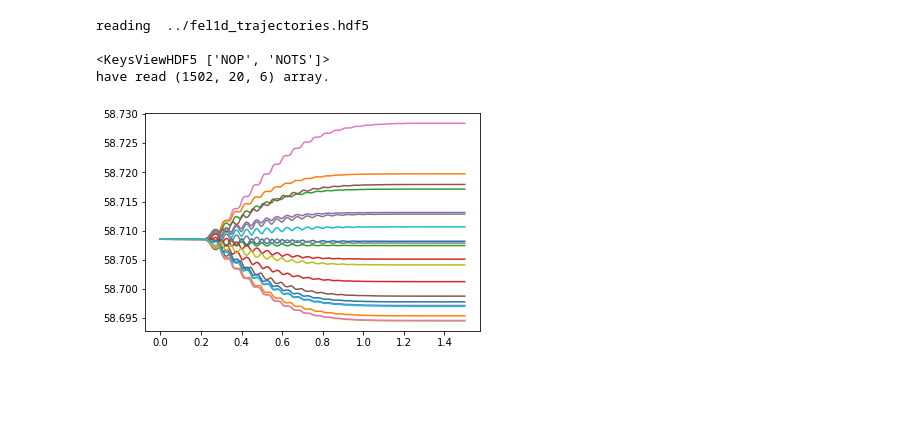
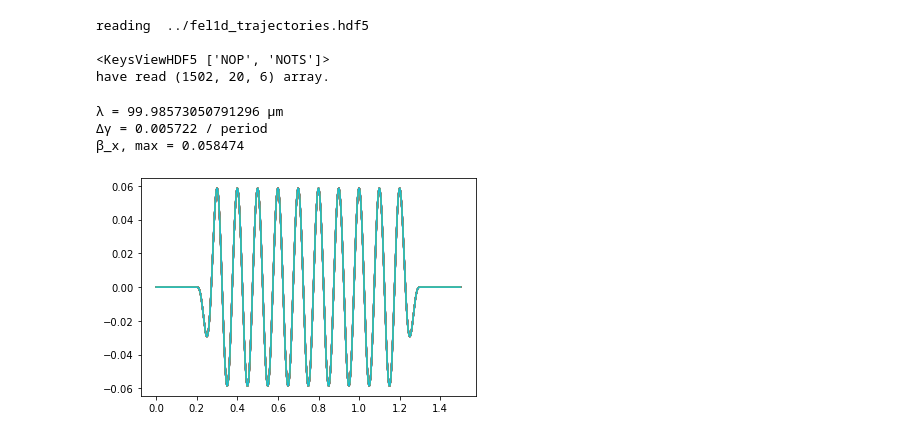
Before and after one commit to lehnertu/TEUFEL, a Jupyter notebook: scripts/Vis_Interaction_FEL1D.ipynb, the cells around one changed output. Saved outputs shown, nothing was run; the diff lists cells and outputs as text; code cells hidden in the pictures; blank space fills up the shorter version.

```diff
--- a/scripts/Vis_Interaction_FEL1D.ipynb
+++ b/scripts/Vis_Interaction_FEL1D.ipynb
@@ -55,16 +71,17 @@ plt.show()
 # %%
 %matplotlib notebook
 
+E_x = np.array(a[0])
 z = origin[2] + prop[2]*np.arange(E_x.shape[0])
 
 fig, ax = plt.subplots(figsize=(9,6))
 line, = ax.plot([])     # A tuple unpacking to unpack the only plot
 ax.set_xlim(z[-1], z[0])
-ax.set_ylim(-1e8, 1e8)
+ax.set_ylim(-2e6, 2e6)
 # anno = ax.text(0.75 ,0.85, f'c*t = {t_head*sc.c:.6f} m', transform=ax.transAxes, size=14)
 
 def step(frame_num):
-    global a, z, E_x, ax, line
+    global a, z, E_x, ax, line, origin, prop
     z = origin[2] + prop[2]*(np.arange(E_x.shape[0])-frame_num)
     E_x = np.array(a[frame_num])
     line.set_data((z, E_x))
@@ -72,7 +89,8 @@ def step(frame_num):
     # anno.set_text(f'c*t = {t_head*sc.c:.6f} m')
     return line
 
-anim = FuncAnimation(fig, step, frames=150, interval=100, repeat=False, blit=True)
+# anim = FuncAnimation(fig, step, frames=150, interval=100, repeat=False, blit=True)
+anim = FuncAnimation(fig, step, frames=150, interval=100)
 
 plt.show()
 # %% [output]
@@ -105,20 +123,36 @@ reading  ../fel1d_trajectories.hdf5
 
 <KeysViewHDF5 ['NOP', 'NOTS']>
 have read (1502, 20, 6) array.
+# %%
+# expected energy gain/loss per period
+λ_U = 0.1
+E0 = 1e6
+γ = 58.71
+K = 3.433
+λ = λ_U/(2*γ**2)*(1+K**2/2)
+print(f'λ = {1e6*λ} µm')
+Δγ = sc.e / (sc.m_e*sc.c**2) * E0 * K/γ * λ_U/2
+print(f'Δγ = {Δγ:.6f} / period')
+bx_max = 2*np.sqrt(λ/λ_U-1/(2*γ**2))
+print(f'β_x, max = {K/γ:.6f}')
+# %% [output]
+λ = 99.98573050791296 µm
+Δγ = 0.005722 / period
+β_x, max = 0.058474
 # %%
 %matplotlib inline
 
 for i in range(N_part):
     p1 = coordinates[:,i,:]
     x = p1[:,0]
     z = p1[:,2]
     bgx = p1[:,3]
     bgy = p1[:,4]
     bgz = p1[:,5]
     bg2 = np.power(bgx,2) + np.power(bgy,2) + np.power(bgz,2)
     gamma = np.sqrt(bg2+1.0)
-    plt.plot(z,gamma)
+    plt.plot(z,bgx/gamma)
 
 plt.show()
 # %% [output]
-[figure, old version]
+[figure, new version]
```
Also changed, not shown: parts of 32 cells of this notebook, 4 other files.
